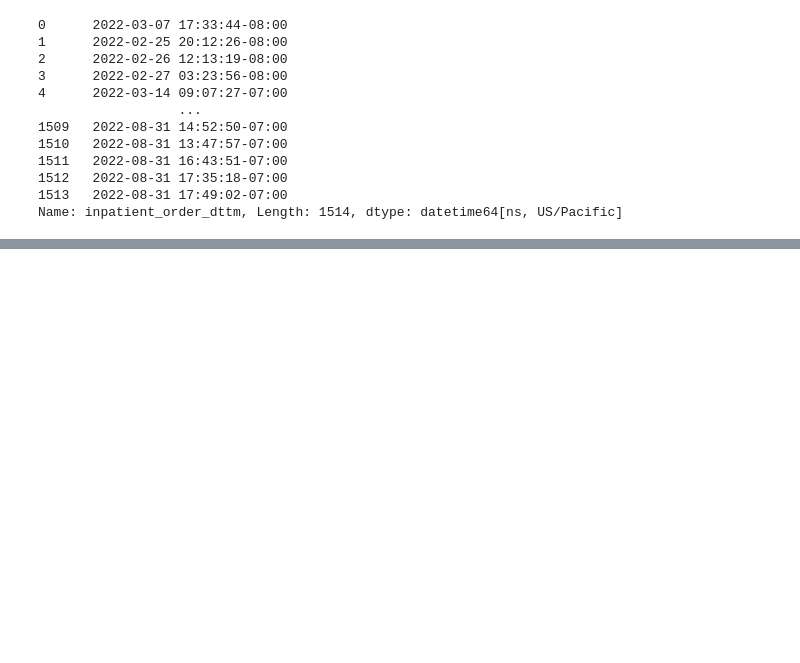
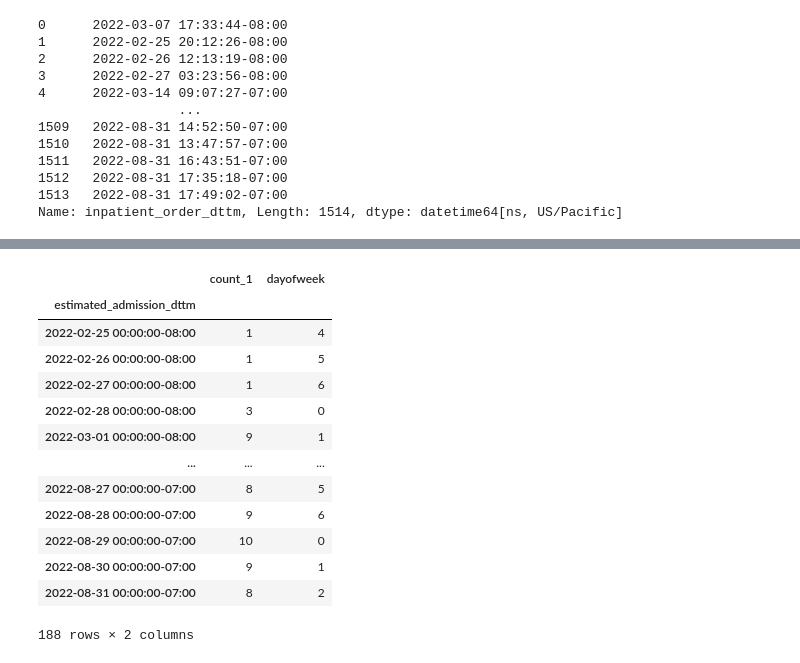
Before and after one commit to kswanjitsu/SMMC_admission, a Jupyter notebook: exploratory_analysis.ipynb, the cells around one changed output, grey strips where cells are left out. Cells and saved outputs as stored; diff of their text form; code cells hidden in the pictures; blank space fills up the shorter version.

```diff
--- a/exploratory_analysis.ipynb
+++ b/exploratory_analysis.ipynb
@@ -83,3 +73,0 @@ number_days
-# %%
-df['Hour Bin'] = pd.cut(df['estimated_admission_dttm'].dt.hour, bins, right=False)
-df
@@ -129,5 +73,0 @@ Text(0.5, 0, 'Hour bins, military time')
-# %%
-bins = [0, 1, 2, 3, 4, 5, 6]
-df['Day Bin'] = pd.cut(df['estimated_admission_dttm'].dt.dayofweek, bins, right=False)
-daysofweek_bin = df['Day Bin'].value_counts()
-daysofweek_bin
@@ -149,0 +94,19 @@ Text(0.5, 0, '0:Monday, 1:Tuesday, 2:Wednesday: 3:Thursday, 4:Friday, 5:Saturday
+# %%
+admit_df.index = pd.to_datetime(admit_df.index)
+admit_df['dayofweek'] = admit_df.index.dayofweek
+admit_df
+# %% [output]
+|  | count_1 | dayofweek |
+| estimated_admission_dttm |  |  |
+| 2022-02-25 00:00:00-08:00 | 1 | 4 |
+| 2022-02-26 00:00:00-08:00 | 1 | 5 |
+| 2022-02-27 00:00:00-08:00 | 1 | 6 |
+| 2022-02-28 00:00:00-08:00 | 3 | 0 |
+| 2022-03-01 00:00:00-08:00 | 9 | 1 |
+| ... | ... | ... |
+| 2022-08-27 00:00:00-07:00 | 8 | 5 |
+| 2022-08-28 00:00:00-07:00 | 9 | 6 |
+| 2022-08-29 00:00:00-07:00 | 10 | 0 |
+| 2022-08-30 00:00:00-07:00 | 9 | 1 |
+| 2022-08-31 00:00:00-07:00 | 8 | 2 |
+188 rows × 2 columns
```
Also changed, not shown: parts of 11 cells of this notebook, 2 other files.
